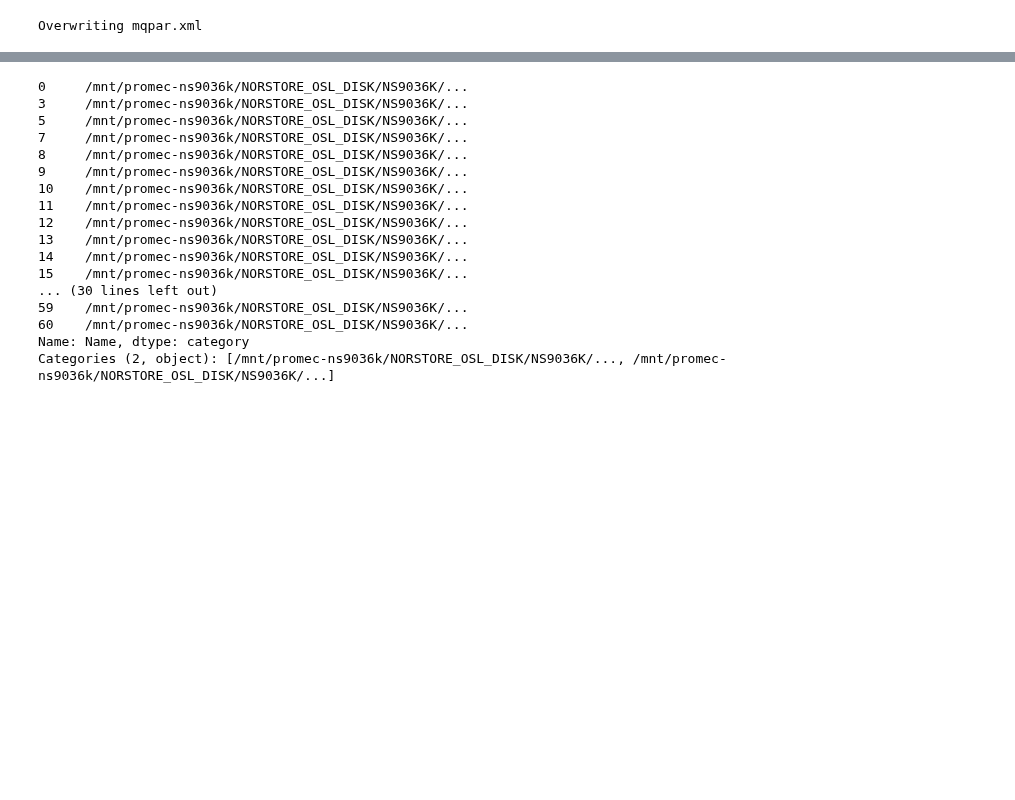
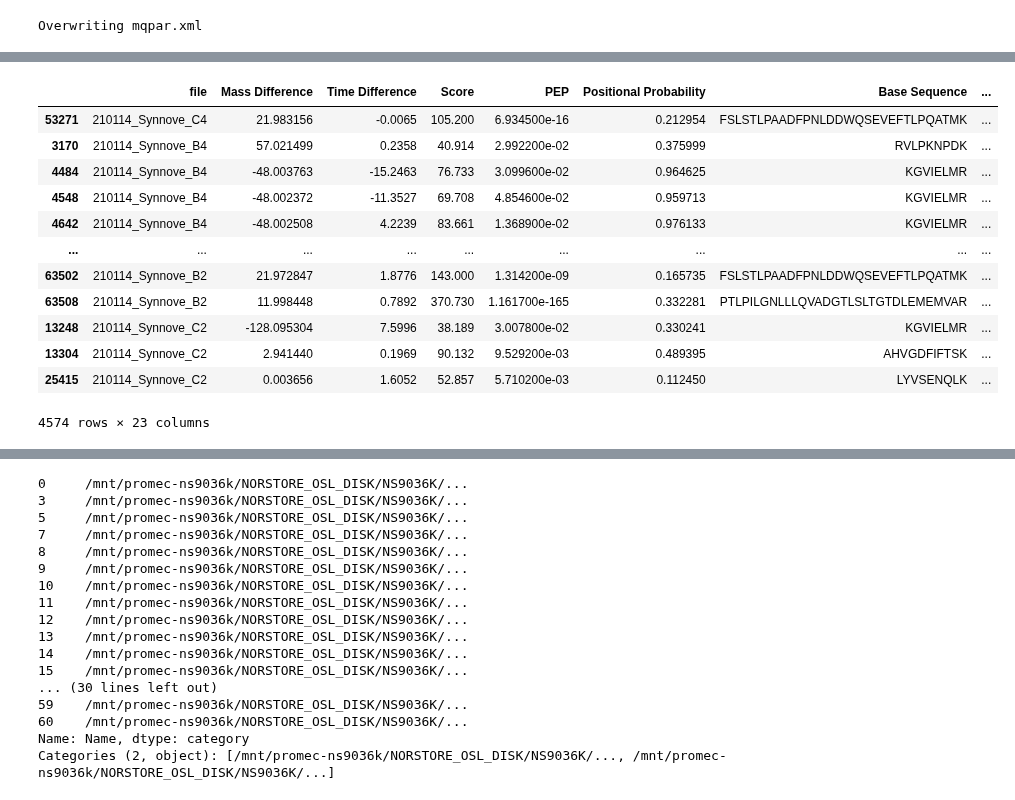
Before and after one commit to animesh/notebooks, a Jupyter notebook: peptidesCombine.ipynb, the cells around one changed output, grey strips where cells are left out. Drawn from its saved outputs; the diff is of its cells as text; code cells hidden in the pictures; blank space fills up the shorter version.

```diff
--- a/peptidesCombine.ipynb
+++ b/peptidesCombine.ipynb
@@ -527,4 +607,20 @@ df.to_csv(pathFiles.with_suffix('.combined'+fileName),sep="\t")#,rownames=FALSE)
 # %%
-protein="SerpinB3"
+df=dfDP
+protein="HisTag"
 df=df[df['Proteins'].str.contains(protein)]
 df.to_csv(pathFiles.with_suffix('.combined'+protein+fileName),sep="\t")#,rownames=FALSE)
+df
+# %% [output]
+|  | file | Mass Difference | Time Difference | Score | PEP | Positional Probability | Base Sequence | ... |
+| 53271 | 210114_Synnove_C4 | 21.983156 | -0.0065 | 105.200 | 6.934500e-16 | 0.212954 | FSLSTLPAADFPNLDDWQSEVEFTLPQATMK | ... |
+| 3170 | 210114_Synnove_B4 | 57.021499 | 0.2358 | 40.914 | 2.992200e-02 | 0.375999 | RVLPKNPDK | ... |
+| 4484 | 210114_Synnove_B4 | -48.003763 | -15.2463 | 76.733 | 3.099600e-02 | 0.964625 | KGVIELMR | ... |
+| 4548 | 210114_Synnove_B4 | -48.002372 | -11.3527 | 69.708 | 4.854600e-02 | 0.959713 | KGVIELMR | ... |
+| 4642 | 210114_Synnove_B4 | -48.002508 | 4.2239 | 83.661 | 1.368900e-02 | 0.976133 | KGVIELMR | ... |
+| ... | ... | ... | ... | ... | ... | ... | ... | ... |
+| 63502 | 210114_Synnove_B2 | 21.972847 | 1.8776 | 143.000 | 1.314200e-09 | 0.165735 | FSLSTLPAADFPNLDDWQSEVEFTLPQATMK | ... |
+| 63508 | 210114_Synnove_B2 | 11.998448 | 0.7892 | 370.730 | 1.161700e-165 | 0.332281 | PTLPILGNLLLQVADGTLSLTGTDLEMEMVAR | ... |
+| 13248 | 210114_Synnove_C2 | -128.095304 | 7.5996 | 38.189 | 3.007800e-02 | 0.330241 | KGVIELMR | ... |
+| 13304 | 210114_Synnove_C2 | 2.941440 | 0.1969 | 90.132 | 9.529200e-03 | 0.489395 | AHVGDFIFTSK | ... |
+| 25415 | 210114_Synnove_C2 | 0.003656 | 1.6052 | 52.857 | 5.710200e-03 | 0.112450 | LYVSENQLK | ... |
+4574 rows × 23 columns
```
Also changed, not shown: parts of 14 cells of this notebook, 1 other file.
